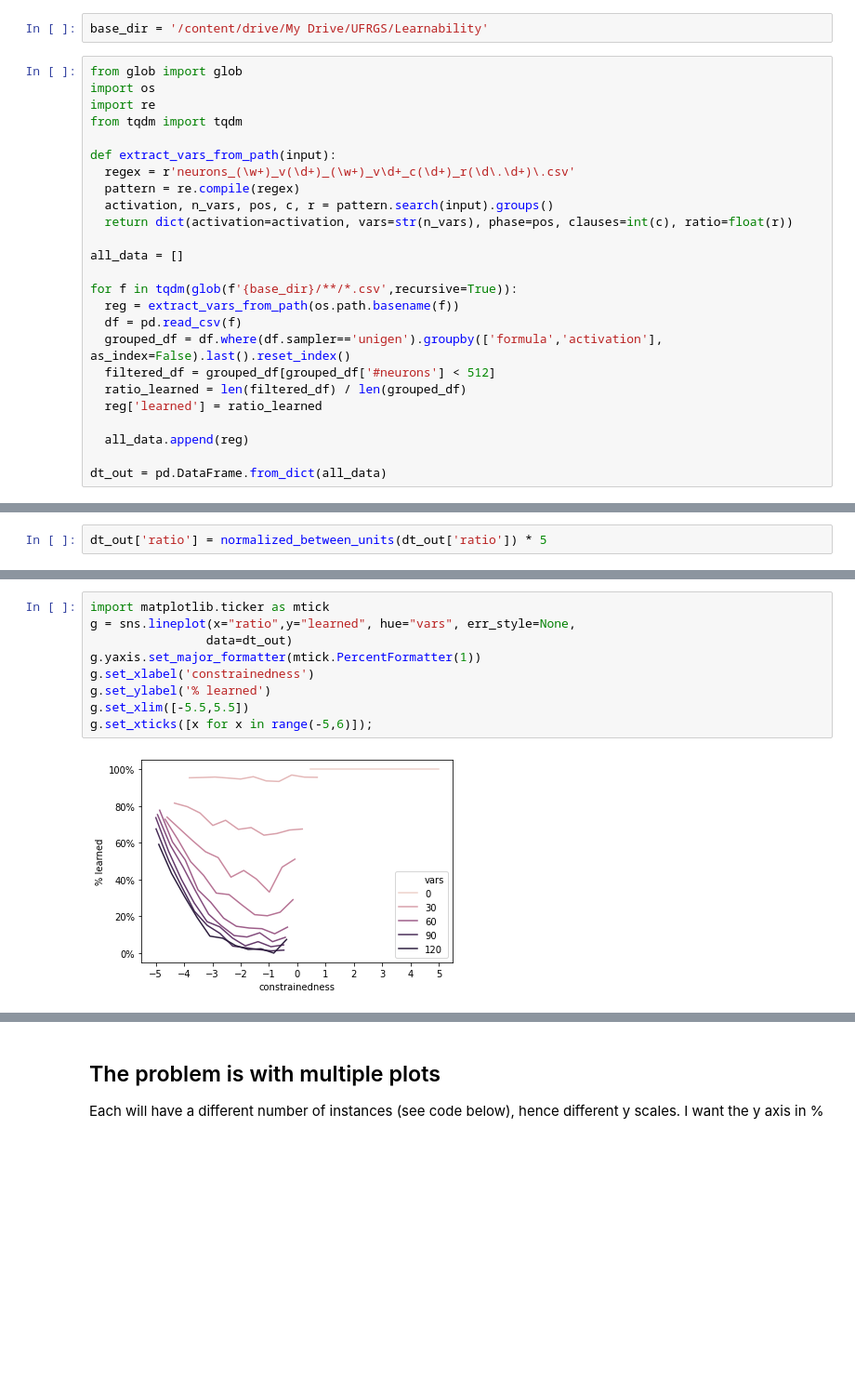
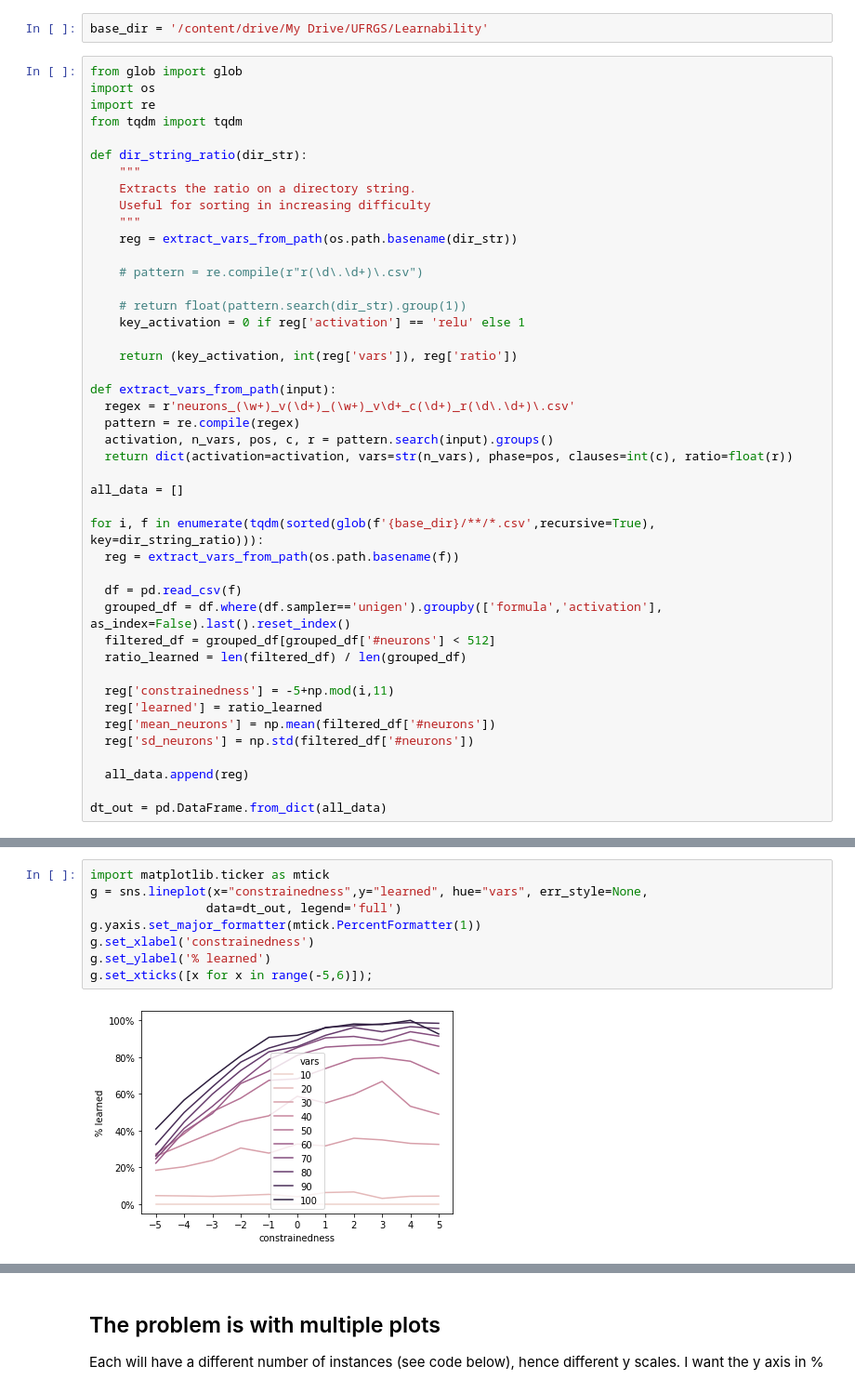
Before and after one commit to andertavares/mlbf, a Jupyter notebook: notebooks/Analysis_learn-vs-sat.ipynb, the cells around one changed output, grey strips where cells are left out. Shown at 93% size. Saved outputs shown, nothing was run; the diff lists cells and outputs as text; blank space fills up the shorter version.

Commit message:
Add more graphs

```diff
--- a/notebooks/Analysis_learn-vs-sat.ipynb
+++ b/notebooks/Analysis_learn-vs-sat.ipynb
@@ -87,6 +87,20 @@ from glob import glob
 import os
 import re
 from tqdm import tqdm
+
+def dir_string_ratio(dir_str):
+    """
+    Extracts the ratio on a directory string.
+    Useful for sorting in increasing difficulty
+    """
+    reg = extract_vars_from_path(os.path.basename(dir_str))
+
+    # pattern = re.compile(r"r(\d\.\d+)\.csv")
+
+    # return float(pattern.search(dir_str).group(1))
+    key_activation = 0 if reg['activation'] == 'relu' else 1
+
+    return (key_activation, int(reg['vars']), reg['ratio'])
 
 def extract_vars_from_path(input):
   regex = r'neurons_(\w+)_v(\d+)_(\w+)_v\d+_c(\d+)_r(\d\.\d+)\.csv'
@@ -96,13 +110,18 @@ def extract_vars_from_path(input):
 
 all_data = []
 
-for f in tqdm(glob(f'{base_dir}/**/*.csv',recursive=True)):
+for i, f in enumerate(tqdm(sorted(glob(f'{base_dir}/**/*.csv',recursive=True), key=dir_string_ratio))):
   reg = extract_vars_from_path(os.path.basename(f))
+
   df = pd.read_csv(f)
   grouped_df = df.where(df.sampler=='unigen').groupby(['formula','activation'], as_index=False).last().reset_index()
   filtered_df = grouped_df[grouped_df['#neurons'] < 512]
   ratio_learned = len(filtered_df) / len(grouped_df)
+
+  reg['constrainedness'] = -5+np.mod(i,11)
   reg['learned'] = ratio_learned
+  reg['mean_neurons'] = np.mean(filtered_df['#neurons'])
+  reg['sd_neurons'] = np.std(filtered_df['#neurons'])
 
   all_data.append(reg)
 
@@ -149,2 +156,0 @@ def normalized_between_units(data):
-# %%
-dt_out['ratio'] = normalized_between_units(dt_out['ratio']) * 5
@@ -161,13 +157,12 @@ Name: ratio, dtype: float64
 # %%
 import matplotlib.ticker as mtick
-g = sns.lineplot(x="ratio",y="learned", hue="vars", err_style=None,
-                data=dt_out)
+g = sns.lineplot(x="constrainedness",y="learned", hue="vars", err_style=None,
+                data=dt_out, legend='full')
 g.yaxis.set_major_formatter(mtick.PercentFormatter(1))
 g.set_xlabel('constrainedness')
 g.set_ylabel('% learned')
-g.set_xlim([-5.5,5.5])
 g.set_xticks([x for x in range(-5,6)]);
 # %% [output]
-[figure, old version]
+[figure, new version]
 # %%
 import matplotlib.ticker as mtick
```
Also changed, not shown: parts of 10 cells of this notebook.
